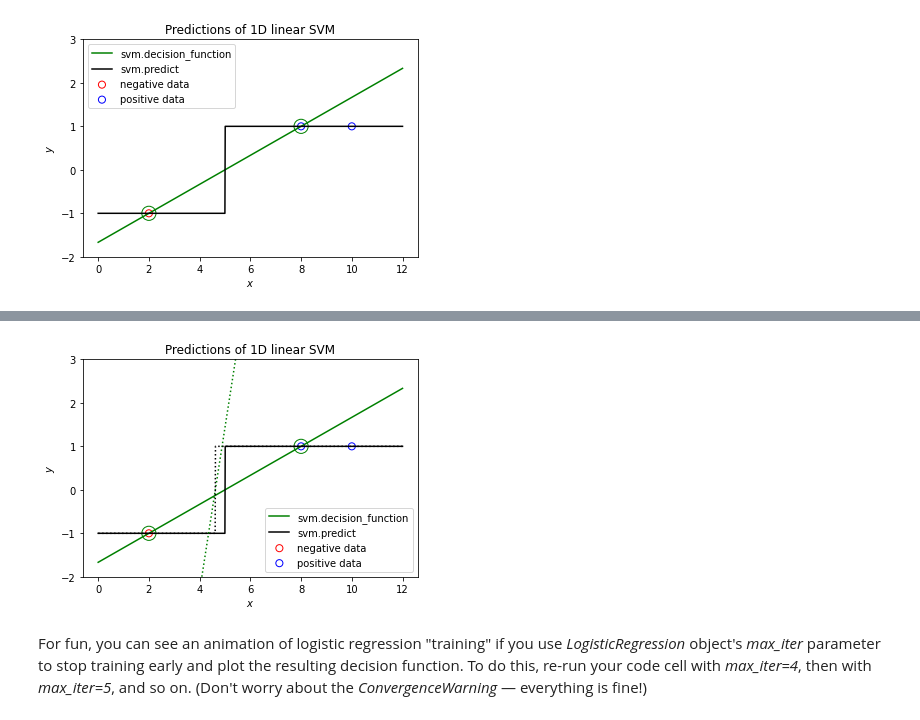
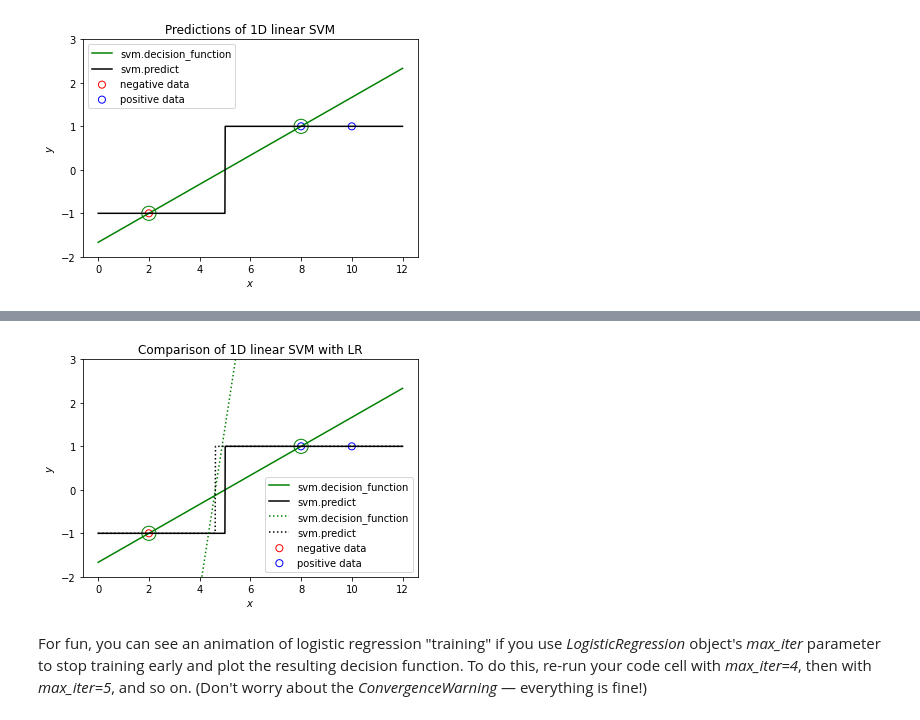
Before and after one commit to alimus22/SOEN, a Jupyter notebook: COMP432/lab4/lab4-exercises.ipynb, the cells around one changed output, grey strips where cells are left out. Cells and saved outputs as stored; diff of their text form; code cells hidden in the pictures.

```diff
--- a/COMP432/lab4/lab4-exercises.ipynb
+++ b/COMP432/lab4/lab4-exercises.ipynb
@@ -159,19 +157,17 @@ Here you are asked to train a **[sklearn.linear_model.LogisticRegression](https:
 # %%
 # Your training code here. Aim for 1-2 lines.
 lr = sklearn.linear_model.LogisticRegression(penalty='none');
 lr.fit(X, t)
 
 # Your prediction and plotting code here. Aim for 5-7 lines.
-lr_dec_func = lr.decision_function(data)
-lr_prediction = lr.predict(data)
-plot_toy_1d_data(X, t, title='Predictions of 1D linear SVM', support=svm.support_);
-plt.plot(data, dec_func, color='green', label='svm.decision_function');
-plt.plot(data, prediction, color='black', label='svm.predict');
+plot_toy_1d_data(X, t, title='Comparison of 1D linear SVM with LR', support=svm.support_);
+plt.plot(data, svm.decision_function(data), color='green', label='svm.decision_function');
+plt.plot(data, svm.predict(data), color='black', label='svm.predict');
+plt.plot(data, lr.decision_function(data), color='green', linestyle=':', label='svm.decision_function');
+plt.plot(data, lr.predict(data), color='black', linestyle=':', label='svm.predict');
 plt.legend();
-plt.plot(data, lr_dec_func, color='green', linestyle=':', label='svm.decision_function');
-plt.plot(data, lr_prediction, color='black', linestyle=':', label='svm.predict');
 # %% [output]
-[figure, old version]
+[figure, new version]
 # %% [markdown]
 For fun, you can see an animation of logistic regression "training" if you use *LogisticRegression* object's *max_iter* parameter to stop training early and plot the resulting decision function. To do this, re-run your code cell with *max_iter=4*, then with *max_iter=5*, and so on. (Don't worry about the *ConvergenceWarning* &mdash; everything is fine!)
 # %% [markdown]
```
Also changed, not shown: parts of 12 cells of this notebook.
